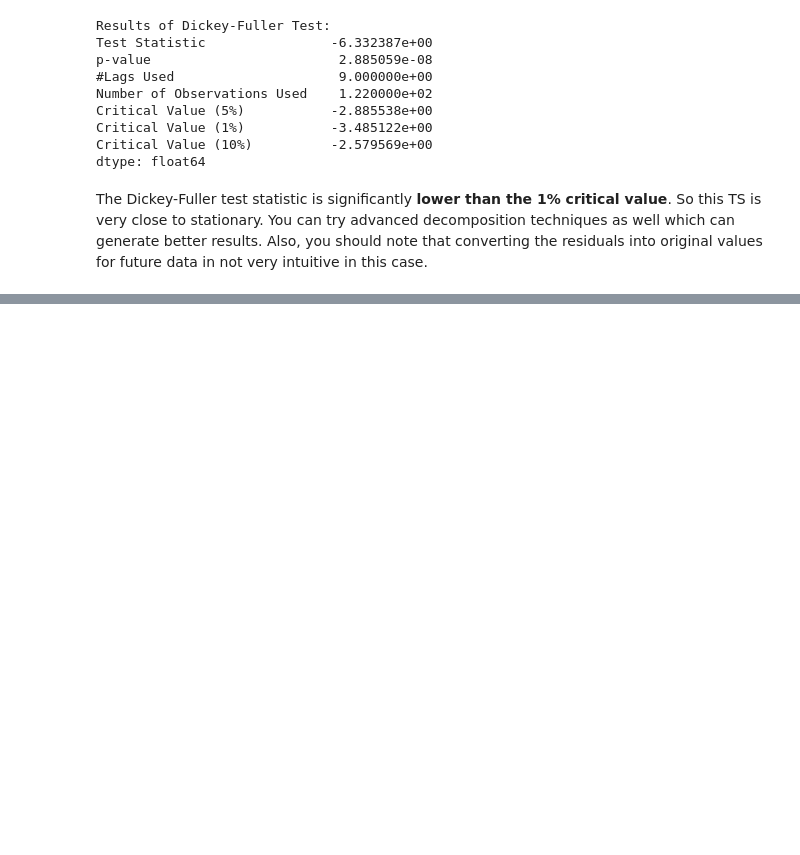
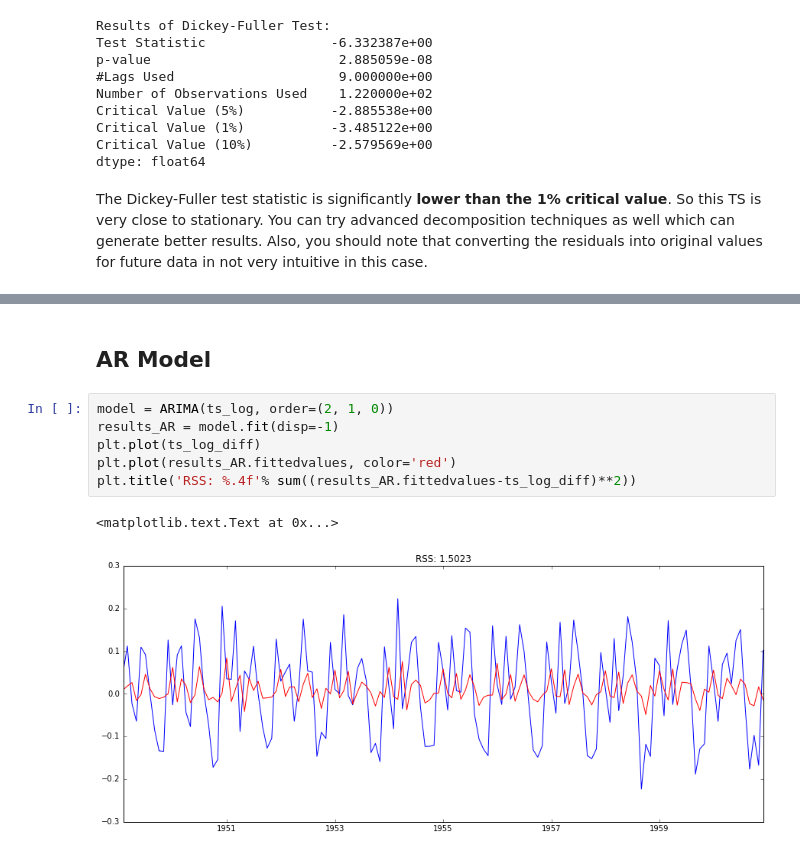
Before and after one commit to benjaminsw/timeseries_pandas, a Jupyter notebook: Time Series.ipynb, the cells around one changed output, grey strips where cells are left out. Saved outputs shown, nothing was run; the diff lists cells and outputs as text; blank space fills up the shorter version.

```diff
--- a/Time Series.ipynb
+++ b/Time Series.ipynb
@@ -410,0 +467,11 @@ The Dickey-Fuller test statistic is significantly **lower than the 1% critical v
+# %% [markdown]
+## AR Model
+# %%
+model = ARIMA(ts_log, order=(2, 1, 0))
+results_AR = model.fit(disp=-1)
+plt.plot(ts_log_diff)
+plt.plot(results_AR.fittedvalues, color='red')
+plt.title('RSS: %.4f'% sum((results_AR.fittedvalues-ts_log_diff)**2))
+# %% [output]
+<matplotlib.text.Text at 0x...>
+[figure, added]
```
Also changed, not shown: parts of 19 cells of this notebook.
